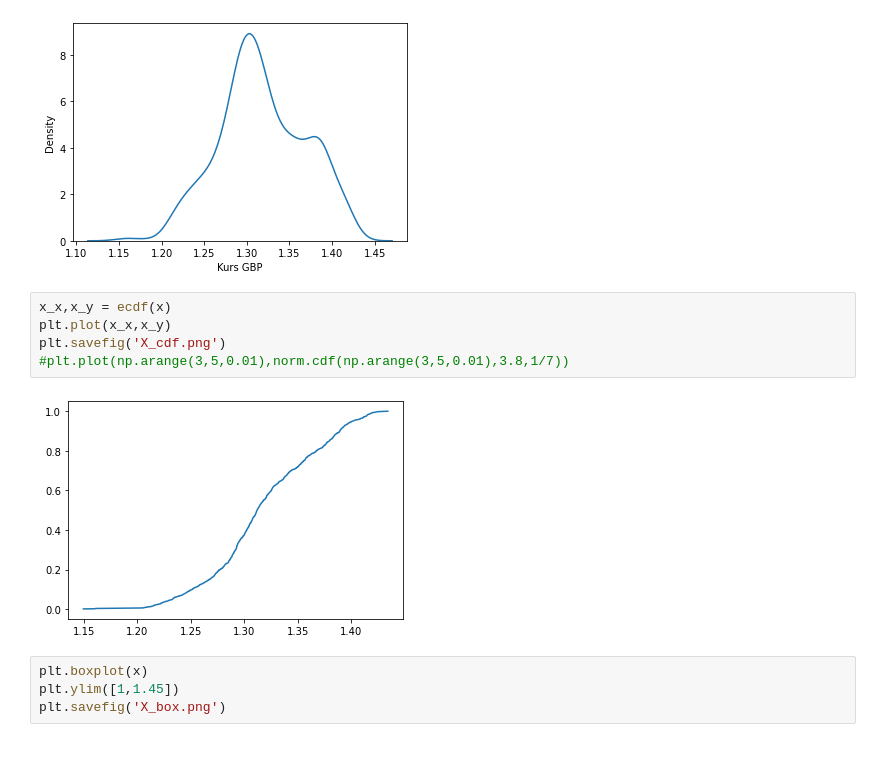
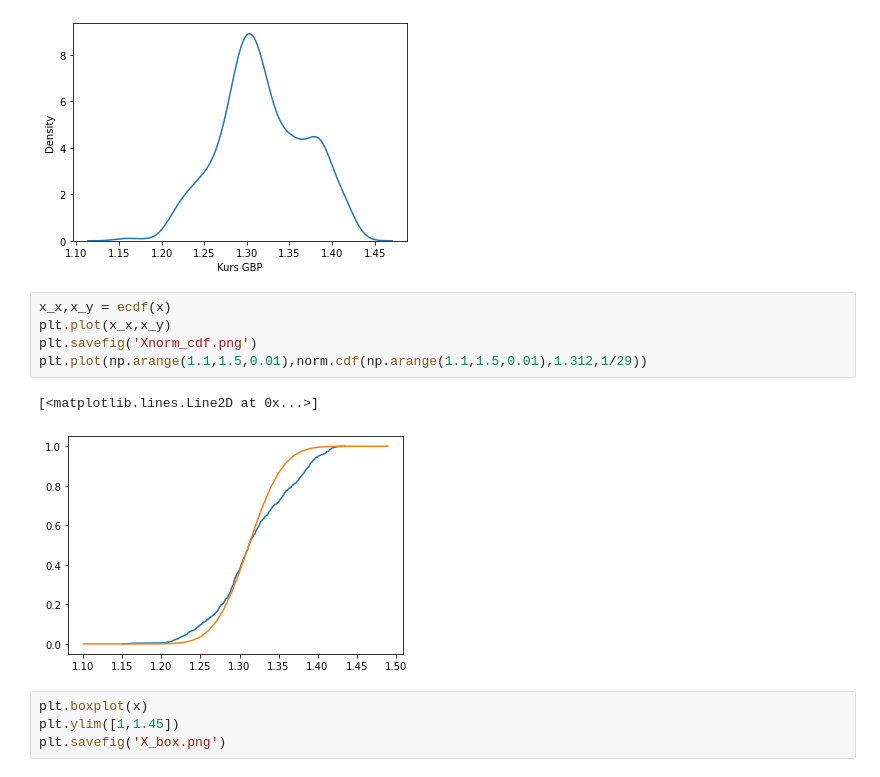
Before and after one commit to klaudynka245/statistics, a Jupyter notebook: projekt.ipynb, the cells around one changed output. Cells and saved outputs as stored; diff of their text form.

```diff
--- a/projekt.ipynb
+++ b/projekt.ipynb
@@ -156,10 +157,11 @@ plt.savefig('X_kde.png')
 # %%
 x_x,x_y = ecdf(x)
 plt.plot(x_x,x_y)
-plt.savefig('X_cdf.png')
-#plt.plot(np.arange(3,5,0.01),norm.cdf(np.arange(3,5,0.01),3.8,1/7))
+plt.savefig('Xnorm_cdf.png')
+plt.plot(np.arange(1.1,1.5,0.01),norm.cdf(np.arange(1.1,1.5,0.01),1.312,1/29))
 # %% [output]
+[<matplotlib.lines.Line2D at 0x...>]
-[figure, old version]
+[figure, new version]
 # %%
 plt.boxplot(x)
 plt.ylim([1,1.45])
```
Also changed, not shown: parts of 4 cells of this notebook, 6 other files.
